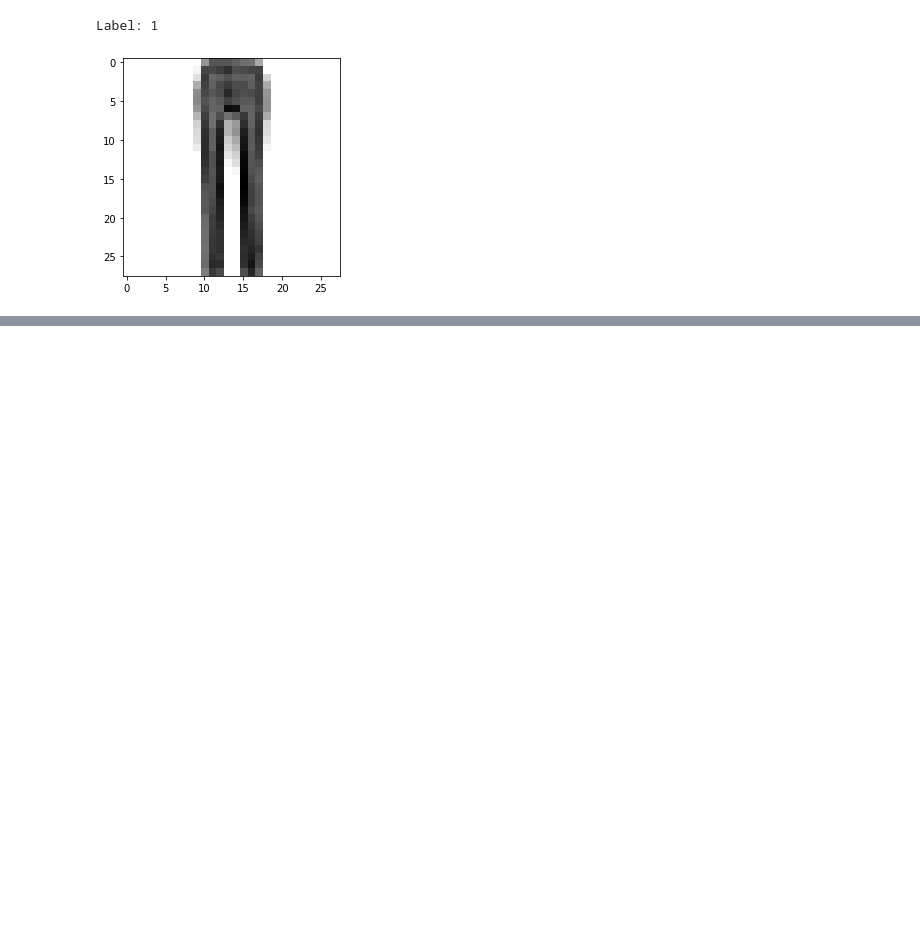
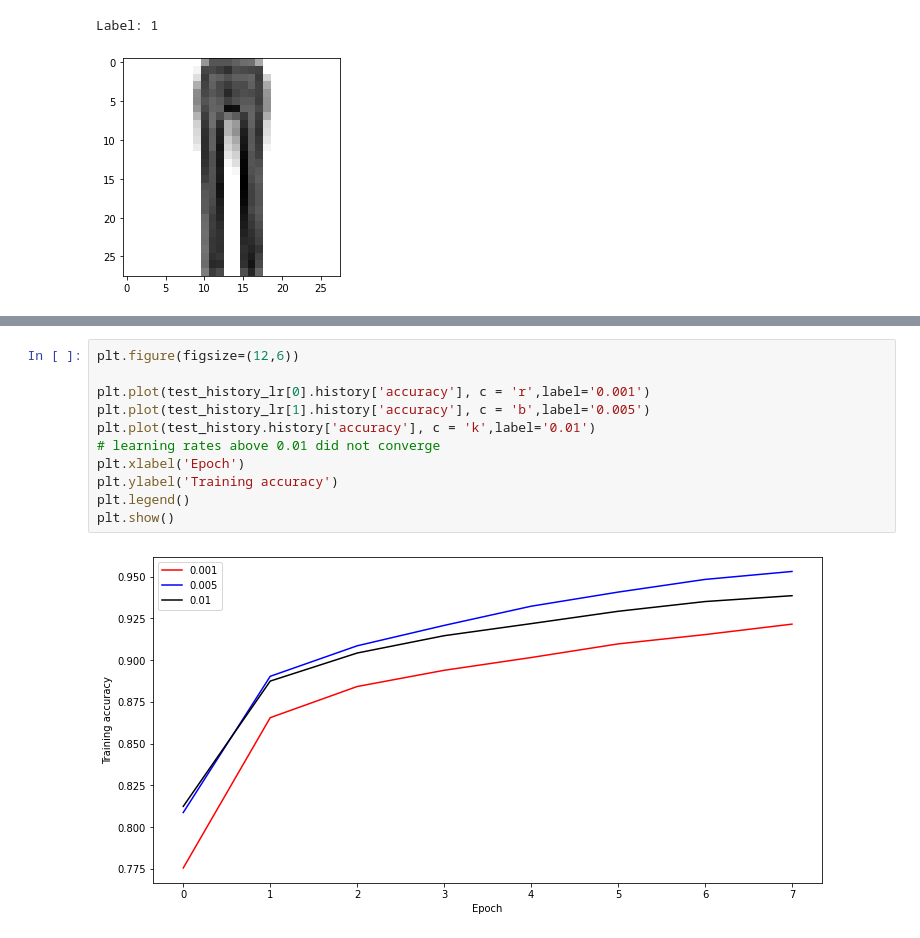
Before and after one commit to rileykc98/478Project, a Jupyter notebook: 478Project.ipynb, the cells around one changed output, grey strips where cells are left out. Cells and saved outputs as stored; diff of their text form; blank space fills up the shorter version.

```diff
--- a/478Project.ipynb
+++ b/478Project.ipynb
@@ -48,0 +179,13 @@ y_test = tf.utils.to_categorical(y_test, num_classes)
+# %%
+plt.figure(figsize=(12,6))
+
+plt.plot(test_history_lr[0].history['accuracy'], c = 'r',label='0.001')
+plt.plot(test_history_lr[1].history['accuracy'], c = 'b',label='0.005')
+plt.plot(test_history.history['accuracy'], c = 'k',label='0.01')
+# learning rates above 0.01 did not converge
+plt.xlabel('Epoch')
+plt.ylabel('Training accuracy')
+plt.legend()
+plt.show()
+# %% [output]
+[figure, added]
```
Also changed, not shown: parts of 21 cells of this notebook.
